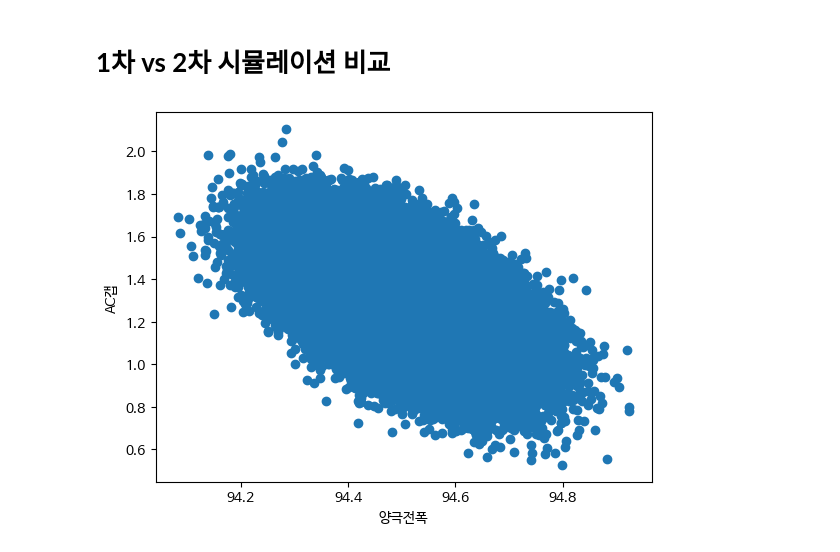
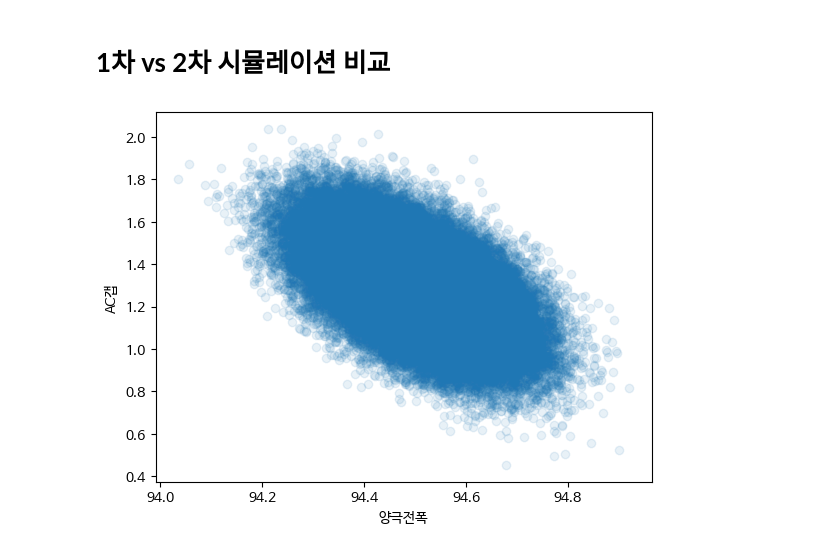
Before and after one commit to mkmin1245/study, a Jupyter notebook: 스택셀탭폭시뮬레이션_최종.ipynb, the cells around one changed output. Drawn from its saved outputs; the diff is of its cells as text; code cells hidden in the pictures.

```diff
--- a/스택셀탭폭시뮬레이션_최종.ipynb
+++ b/스택셀탭폭시뮬레이션_최종.ipynb
@@ -207,29 +201,29 @@ plt.show()
 # %%
 
 
 i = 100000
 TC_c = np.array([0 for k in range(i)])
 C_L = -47.328+0.015*np.random.randn(i)
 C_R = C_L+94.5+0.1*np.random.randn(i)
 TC_L = -35.01+0.025*np.random.randn(i)
 TC_R = -TC_L
 cathode = np.array([TC_c, C_L, C_R, TC_L, TC_R])
 TA_c = np.array([0 for k in range(i)])
 A_L = -48.737+0.083*np.random.randn(i)
 A_R = A_L+97.2+0.02*np.random.randn(i)
 TA_L = -35.02+0.036*np.random.randn(i)
 TA_R = -TA_L
 TA_L_new = -35.115+0.25*np.random.randn(i)
 TA_R_new = -TA_L_new
 anode = np.array([TA_c, A_L, A_R, TA_L, TA_R, TA_L_new, TA_R_new])
 mismatch = 0.12*np.random.randn(i)
 anode_lami = anode + mismatch
 cathode_lami = cathode
 
-plt.scatter(cathode_lami[2]-cathode_lami[1],anode_lami[2]-cathode_lami[2])
+plt.scatter(cathode_lami[2]-cathode_lami[1],anode_lami[2]-cathode_lami[2], alpha = 0.1)
 plt.xlabel("양극전폭")
 plt.ylabel("AC갭")
 plt.show()
 # %% [output]
-[figure, old version]
+[figure, new version]
 # %%
```
Also changed, not shown: parts of 7 cells of this notebook.
